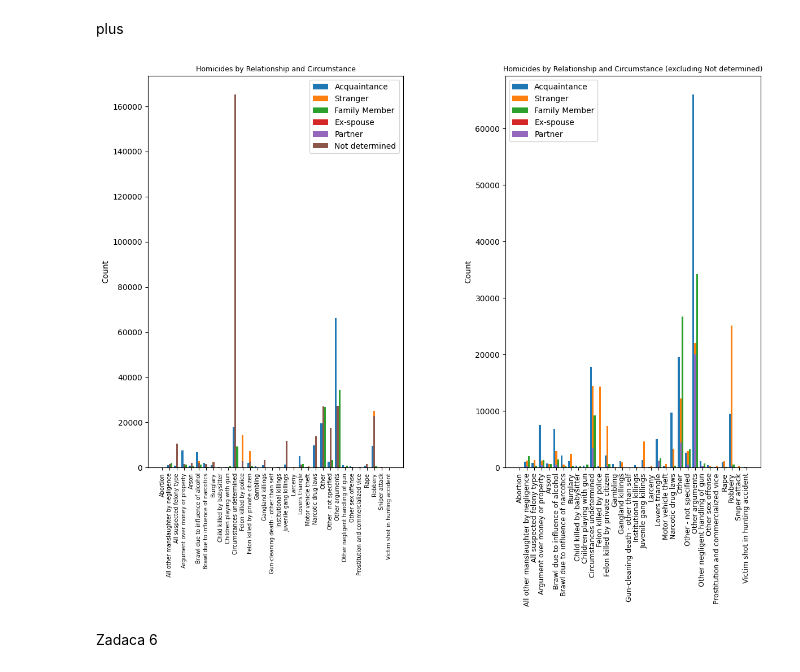
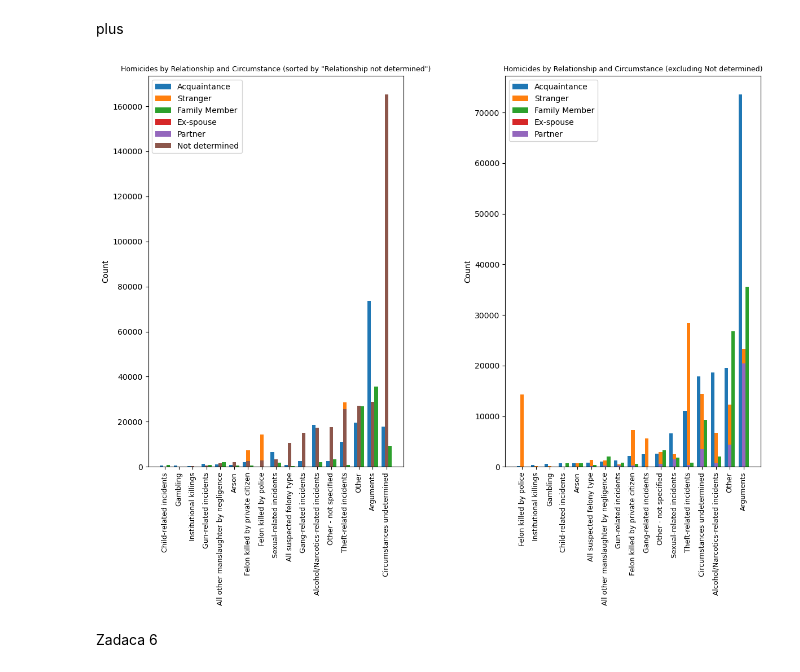
Before and after one commit to BodanT/PR23BTADBSDDDN, a Jupyter notebook: Porocilo.ipynb, the cells around one changed output. Drawn from its saved outputs; the diff is of its cells as text; code cells hidden in the pictures.

```diff
--- a/Porocilo.ipynb
+++ b/Porocilo.ipynb
@@ -318,46 +322,60 @@ plt.show()
 # %% [markdown]
 plus
 # %%
-circumstance_relationship_count = df_homicides.groupby(['Circumstance', 'Relationship'])['Relationship'].count().unstack()
+df_homicides['Circumstances'] = np.where(df_homicides['Circumstance'].isin(['Abortion', 'Child killed by babysitter', 'Children playing with gun']), 'Child-related incidents', df_homicides['Circumstance'])
+df_homicides['Circumstances'] = np.where(df_homicides['Circumstances'].isin(['Gun-cleaning death - other than self', 'Sniper attack', 'Victim shot in hunting accident','Other negligent handling of gun']), 'Gun-related incidents', df_homicides['Circumstances'])
+df_homicides['Circumstances'] = np.where(df_homicides['Circumstances'].isin(['Prostitution and commercialized vice', 'Other sex offense', 'Lovers triangle','Rape',]), 'Sexual-related incidents', df_homicides['Circumstances'])
+df_homicides['Circumstances'] = np.where(df_homicides['Circumstances'].isin(['Gangland killings', 'Juvenile gang killings']), 'Gang-related incidents', df_homicides['Circumstances'])
+df_homicides['Circumstances'] = np.where(df_homicides['Circumstances'].isin(['Larceny', 'Motor vehicle theft', 'Burglary','Robbery']), 'Theft-related incidents', df_homicides['Circumstances'])
+df_homicides['Circumstances'] = np.where(df_homicides['Circumstances'].isin(['Brawl due to influence of narcotics', 'Narcotic drug laws', 'Brawl due to influence of alcohol']), 'Alcohol/Narcotics-related incidents', df_homicides['Circumstances'])
+df_homicides['Circumstances'] = np.where(df_homicides['Circumstances'].isin(['Argument over money or property','Other arguments']), 'Arguments', df_homicides['Circumstances'])
+circumstance_relationship_count = df_homicides.groupby(['Circumstances', 'Relationship'])['Relationship'].count().unstack()
 circumstance_relationship_count['Family_member'] = circumstance_relationship_count[['Brother', 'Sister','Common-law husband','Common-law wife', 'Daughter', 'Other family','Son', 'Stepdaughter','Stepfather','Stepmother','Stepson','Wife']].sum(axis=1)
 circumstance_relationship_count['Acquaintance'] = circumstance_relationship_count[['Acquaintance', 'Employee', 'Employer']].sum(axis=1)
 circumstance_relationship_count['Ex-spouse'] = circumstance_relationship_count[['Ex-wife', 'Ex-husband']].sum(axis=1)
 circumstance_relationship_count['Partner'] = circumstance_relationship_count[['Boyfriend', 'Girlfriend', 'Homosexual relationship']].sum(axis=1)
 
 labels = circumstance_relationship_count.index
 x = np.arange(len(labels))
 width = 0.25
 
 fig, (ax1, ax2) = plt.subplots(ncols=2, figsize=(14, 9))
 fig.subplots_adjust(wspace=0.4)
 
-rects1 = ax1.bar(x - width, circumstance_relationship_count['Acquaintance'], width, label='Acquaintance')
-rects2 = ax1.bar(x, circumstance_relationship_count['Stranger'], width, label='Stranger')
-rects3 = ax1.bar(x + width, circumstance_relationship_count['Family_member'], width, label='Family Member')
-rects4 = ax1.bar(x, circumstance_relationship_count['Ex-spouse'], width, label='Ex-spouse')
-rects5 = ax1.bar(x, circumstance_relationship_count['Partner'], width, label='Partner')
-rects6 = ax1.bar(x, circumstance_relationship_count['Relationship not determined'], width, label='Not determined')
+sorted_circumstance_relationship_count = circumstance_relationship_count.sort_values('Relationship not determined')
+
+labels = sorted_circumstance_relationship_count.index
+
+rects1 = ax1.bar(x - width, sorted_circumstance_relationship_count['Acquaintance'], width, label='Acquaintance')
+rects2 = ax1.bar(x, sorted_circumstance_relationship_count['Stranger'], width, label='Stranger')
+rects3 = ax1.bar(x + width, sorted_circumstance_relationship_count['Family_member'], width, label='Family Member')
+rects4 = ax1.bar(x, sorted_circumstance_relationship_count['Ex-spouse'], width, label='Ex-spouse')
+rects5 = ax1.bar(x, sorted_circumstance_relationship_count['Partner'], width, label='Partner')
+rects6 = ax1.bar(x, sorted_circumstance_relationship_count['Relationship not determined'], width, label='Not determined')
 ax1.set_ylabel('Count')
-ax1.set_title('Homicides by Relationship and Circumstance',fontsize=9)
+ax1.set_title('Homicides by Relationship and Circumstance (sorted by "Relationship not determined")', fontsize=9)
 ax1.set_xticks(x)
-ax1.set_xticklabels(labels, rotation=90,fontsize=7)
+ax1.set_xticklabels(labels, rotation=90, fontsize=9)
 ax1.legend()
 
-rects1 = ax2.bar(x - width, circumstance_relationship_count['Acquaintance'], width, label='Acquaintance')
-rects2 = ax2.bar(x, circumstance_relationship_count['Stranger'], width, label='Stranger')
-rects3 = ax2.bar(x + width, circumstance_relationship_count['Family_member'], width, label='Family Member')
-rects4 = ax2.bar(x, circumstance_relationship_count['Ex-spouse'], width, label='Ex-spouse')
-rects5 = ax2.bar(x, circumstance_relationship_count['Partner'], width, label='Partner')
+sorted_circumstance_relationship_count = circumstance_relationship_count.sort_values('Acquaintance')
+
+labels = sorted_circumstance_relationship_count.index
+
+rects1 = ax2.bar(x - width, sorted_circumstance_relationship_count['Acquaintance'], width, label='Acquaintance')
+rects2 = ax2.bar(x, sorted_circumstance_relationship_count['Stranger'], width, label='Stranger')
+rects3 = ax2.bar(x + width, sorted_circumstance_relationship_count['Family_member'], width, label='Family Member')
+rects4 = ax2.bar(x, sorted_circumstance_relationship_count['Ex-spouse'], width, label='Ex-spouse')
+rects5 = ax2.bar(x, sorted_circumstance_relationship_count['Partner'], width, label='Partner')
 ax2.set_ylabel('Count')
 ax2.set_title('Homicides by Relationship and Circumstance (excluding Not determined)', fontsize=9)
 ax2.set_xticks(x)
 ax2.set_xticklabels(labels, rotation=90,fontsize=9)
 ax2.legend()
-
 plt.savefig("relationship+circumstance.png")
 plt.show()
 # %% [output]
-[figure, old version]
+[figure, new version]
 # %% [markdown]
 Zadaca 6
 # %% [markdown]
```
Also changed, not shown: parts of 4 cells of this notebook.
